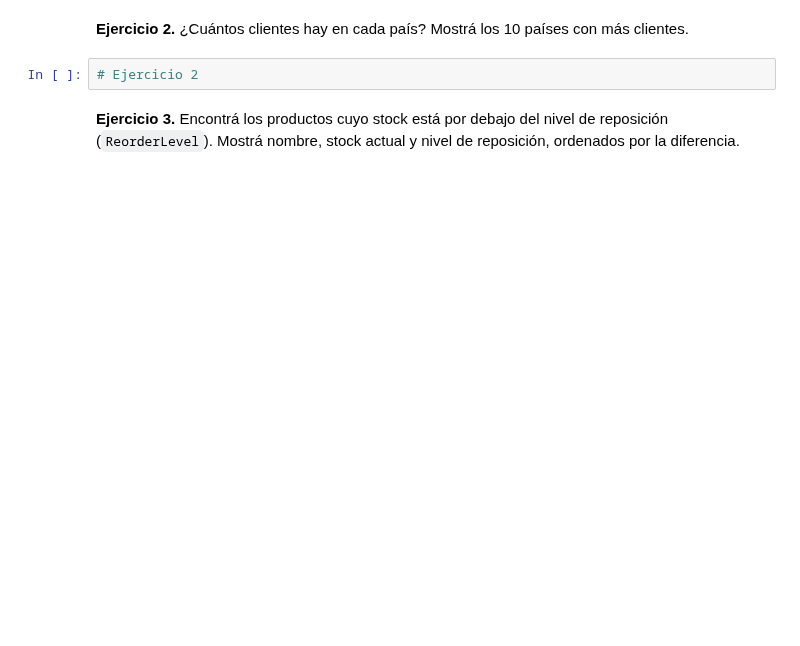
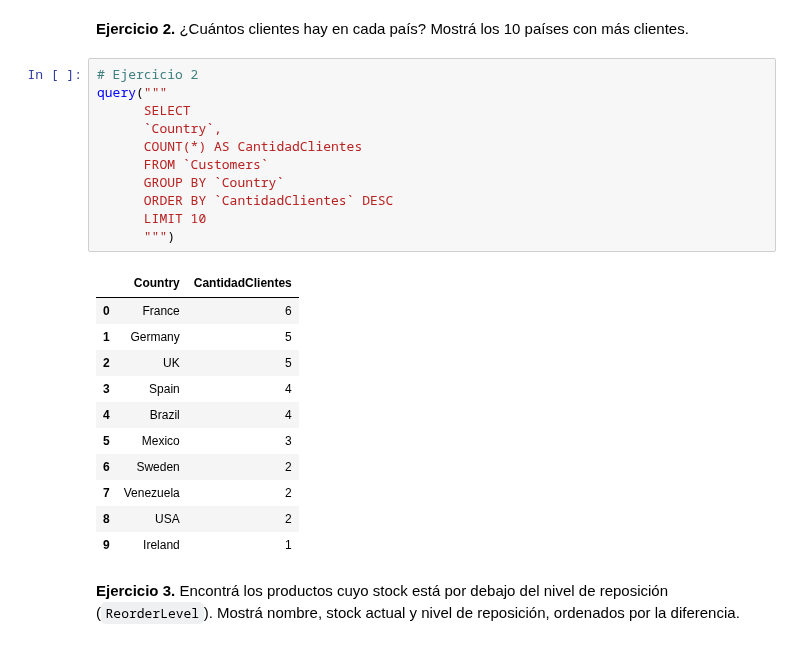
Before and after one commit to alexballera/taller-tgad-fce, a Jupyter notebook: sesiones/segundo-parcial/u2/clase11/teorica/bbdd/northwind_mysql.ipynb, the cells around one changed output. Cells and saved outputs as stored; diff of their text form; blank space fills up the shorter version.

```diff
--- a/sesiones/segundo-parcial/u2/clase11/teorica/bbdd/northwind_mysql.ipynb
+++ b/sesiones/segundo-parcial/u2/clase11/teorica/bbdd/northwind_mysql.ipynb
@@ -322,6 +341,27 @@ query("""
 **Ejercicio 2.** ¿Cuántos clientes hay en cada país? Mostrá los 10 países con más clientes.
 # %%
 # Ejercicio 2
+query("""
+      SELECT
+      `Country`,
+      COUNT(*) AS CantidadClientes
+      FROM `Customers`
+      GROUP BY `Country`
+      ORDER BY `CantidadClientes` DESC
+      LIMIT 10
+      """)
+# %% [output]
+|  | Country | CantidadClientes |
+| 0 | France | 6 |
+| 1 | Germany | 5 |
+| 2 | UK | 5 |
+| 3 | Spain | 4 |
+| 4 | Brazil | 4 |
+| 5 | Mexico | 3 |
+| 6 | Sweden | 2 |
+| 7 | Venezuela | 2 |
+| 8 | USA | 2 |
+| 9 | Ireland | 1 |
 # %% [markdown]
 **Ejercicio 3.** Encontrá los productos cuyo stock está por debajo del nivel de reposición (`ReorderLevel`). Mostrá nombre, stock actual y nivel de reposición, ordenados por la diferencia.
 # %%
```
Also changed, not shown: parts of 2 cells of this notebook, 1 other file.
